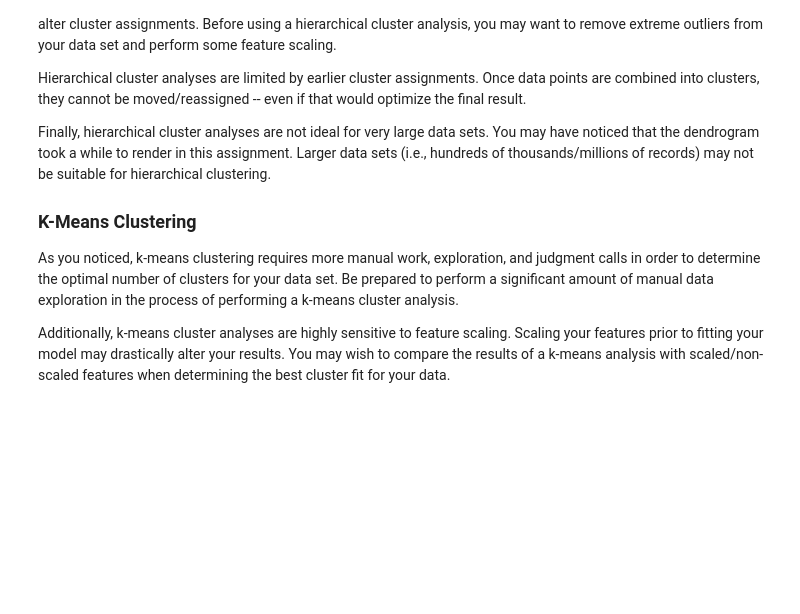
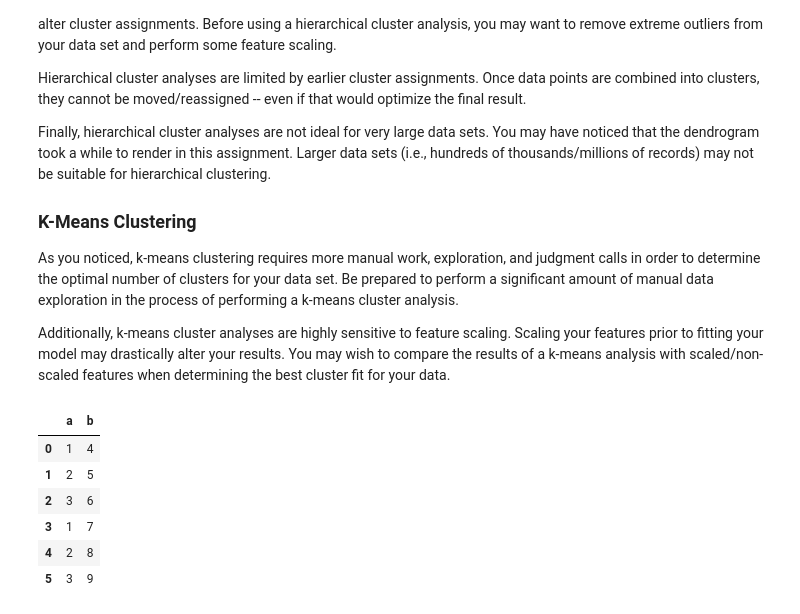
Before and after one commit to alexeimarcilio/Emeritus, a Jupyter notebook: Week19/startercode.0/Module_19_Clustering_Models.ipynb, the cells around one changed output. Saved outputs shown, nothing was run; the diff lists cells and outputs as text; code cells hidden in the pictures; blank space fills up the shorter version.

```diff
--- a/Week19/startercode.0/Module_19_Clustering_Models.ipynb
+++ b/Week19/startercode.0/Module_19_Clustering_Models.ipynb
@@ -832,3 +858,19 @@ Finally, hierarchical cluster analyses are not ideal for very large data sets. Y
 As you noticed, k-means clustering requires more manual work, exploration, and judgment calls in order to determine the optimal number of clusters for your data set. Be prepared to perform a significant amount of manual data exploration in the process of performing a k-means cluster analysis.
 
 Additionally, k-means cluster analyses are highly sensitive to feature scaling. Scaling your features prior to fitting your model may drastically alter your results. You may wish to compare the results of a k-means analysis with scaled/non-scaled features when determining the best cluster fit for your data.
+# %%
+import pandas as pd
+
+
+sf = pd.DataFrame({'a': [1,2,3,1,2,3], 'b':[4,5,6,7,8,9]})
+tf = pd.DataFrame({'a': [1,1,1,1,2,2], 'b':[4,5,6,7,8,9]})
+# %%
+sf
+# %% [output]
+|  | a | b |
+| 0 | 1 | 4 |
+| 1 | 2 | 5 |
+| 2 | 3 | 6 |
+| 3 | 1 | 7 |
+| 4 | 2 | 8 |
+| 5 | 3 | 9 |
```
Also changed, not shown: parts of 8 cells of this notebook, 12 other files.
